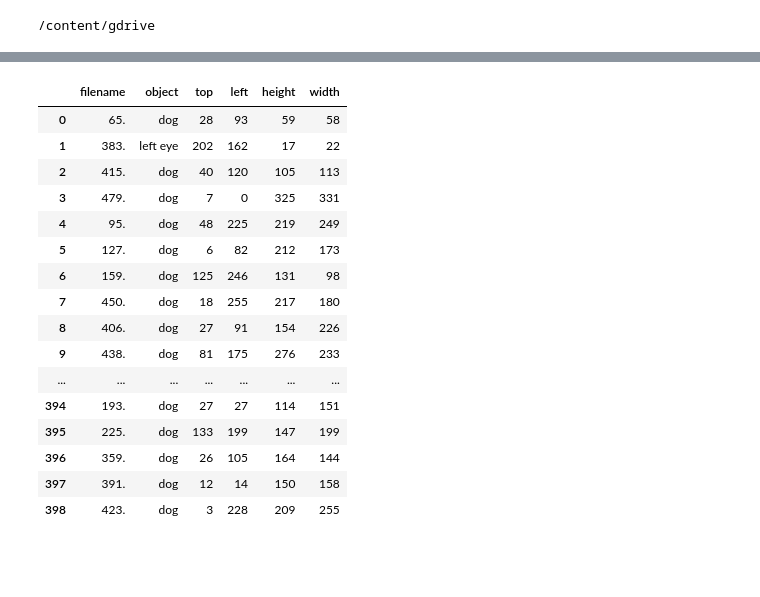
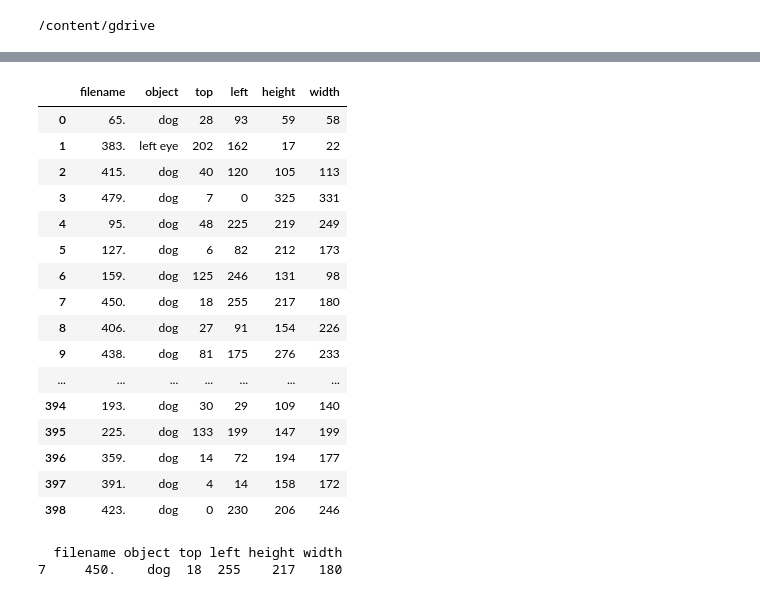
Before and after one commit to natsutan/dream, a Jupyter notebook: convert.ipynb, the cells around one changed output, grey strips where cells are left out. Saved outputs shown, nothing was run; the diff lists cells and outputs as text; code cells hidden in the pictures; blank space fills up the shorter version.

```diff
--- a/convert.ipynb
+++ b/convert.ipynb
@@ -33,13 +21,12 @@ print(type(im.shape))
 # %%
 #%cd ..
-%cd Darknetproject
 import pandas as pd
 import re
 
 column_name = ["filename","object","top","left","height","width"]
 
 
-inputdf = pd.read_csv("export-2020-05-08T01_20_04.078Z.csv")
+inputdf = pd.read_csv("export.csv")
 index = list(range(0, inputdf.shape[0]))
 outdf = pd.DataFrame(index=index, columns=column_name)
 
@@ -47,7 +34,10 @@ outdf = pd.DataFrame(index=index, columns=column_name)
 #print(outdf.shape)
 
 for i in range(inputdf.shape[0]):
+  if inputdf["Label"][i] == "{}" or inputdf["Label"][i] == None:
+    inputdf.drop([i])
   outdf["filename"][i]=re.search(r'(?<=dog.).*?(?=jpg)', inputdf["External ID"][i]).group(0)
+  #print(outdf["filename"][i], inputdf["Label"][i])
   outdf["object"][i]=re.search(r'(?<="title":").*?(?=",)', inputdf["Label"][i]).group(0)
   outdf["top"][i]=re.search(r'(?<="top":).*?(?=,)', inputdf["Label"][i]).group(0)
   outdf["left"][i]=re.search(r'(?<="left":).*?(?=,)', inputdf["Label"][i]).group(0)
@@ -68,22 +53,28 @@ outdf = outdf.append(new_row, ignore_index=True)
 # %%
 outdf = outdf.rename(index={'1': 1})
-# %%
-outdf
-# %% [output]
-|  | filename | object | top | left | height | width |
-| 0 | 65. | dog | 28 | 93 | 59 | 58 |
-| 1 | 383. | left eye | 202 | 162 | 17 | 22 |
-| 2 | 415. | dog | 40 | 120 | 105 | 113 |
-| 3 | 479. | dog | 7 | 0 | 325 | 331 |
-| 4 | 95. | dog | 48 | 225 | 219 | 249 |
-| 5 | 127. | dog | 6 | 82 | 212 | 173 |
-| 6 | 159. | dog | 125 | 246 | 131 | 98 |
-| 7 | 450. | dog | 18 | 255 | 217 | 180 |
-| 8 | 406. | dog | 27 | 91 | 154 | 226 |
-| 9 | 438. | dog | 81 | 175 | 276 | 233 |
-| ... | ... | ... | ... | ... | ... | ... |
-| 394 | 193. | dog | 27 | 27 | 114 | 151 |
-| 395 | 225. | dog | 133 | 199 | 147 | 199 |
-| 396 | 359. | dog | 26 | 105 | 164 | 144 |
-| 397 | 391. | dog | 12 | 14 | 150 | 158 |
-| 398 | 423. | dog | 3 | 228 | 209 | 255 |
+# %%
+pd.set_option("display.max_rows", 1850, "display.max_columns", 8)
+outdf
+# %% [output]
+|  | filename | object | top | left | height | width |
+| 0 | 65. | dog | 28 | 93 | 59 | 58 |
+| 1 | 383. | left eye | 202 | 162 | 17 | 22 |
+| 2 | 415. | dog | 40 | 120 | 105 | 113 |
+| 3 | 479. | dog | 7 | 0 | 325 | 331 |
+| 4 | 95. | dog | 48 | 225 | 219 | 249 |
+| 5 | 127. | dog | 6 | 82 | 212 | 173 |
+| 6 | 159. | dog | 125 | 246 | 131 | 98 |
+| 7 | 450. | dog | 18 | 255 | 217 | 180 |
+| 8 | 406. | dog | 27 | 91 | 154 | 226 |
+| 9 | 438. | dog | 81 | 175 | 276 | 233 |
+| ... | ... | ... | ... | ... | ... | ... |
+| 394 | 193. | dog | 30 | 29 | 109 | 140 |
+| 395 | 225. | dog | 133 | 199 | 147 | 199 |
+| 396 | 359. | dog | 14 | 72 | 194 | 177 |
+| 397 | 391. | dog | 4 | 14 | 158 | 172 |
+| 398 | 423. | dog | 0 | 230 | 206 | 246 |
+# %%
+print(outdf.loc[outdf["filename"] == "450."])
+# %% [output]
+  filename object top left height width
+7     450.    dog  18  255    217   180
```
Also changed, not shown: parts of 19 cells of this notebook.
